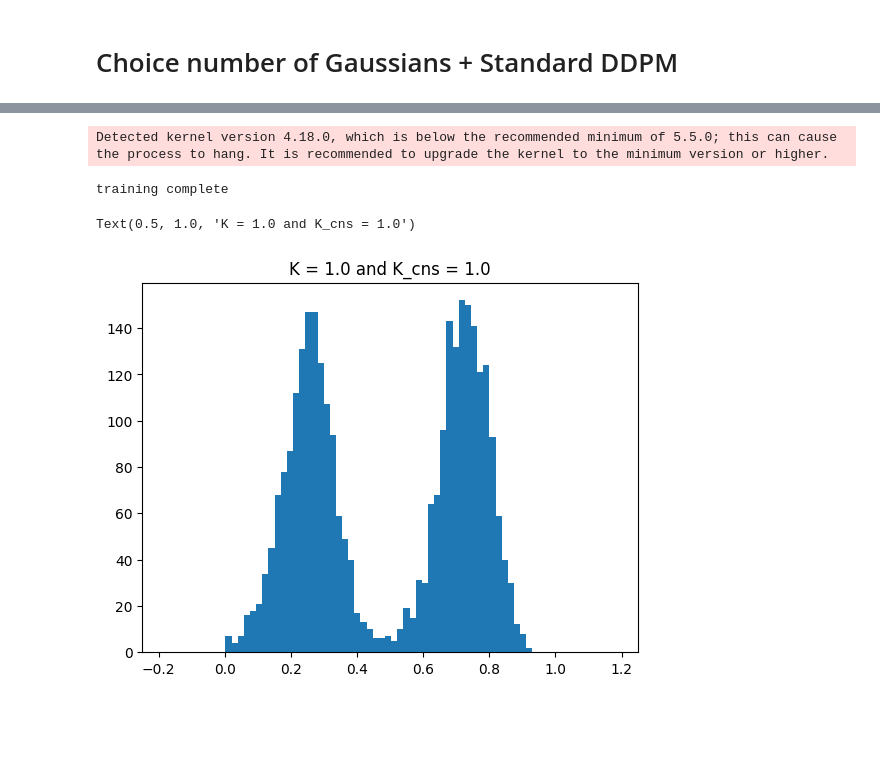
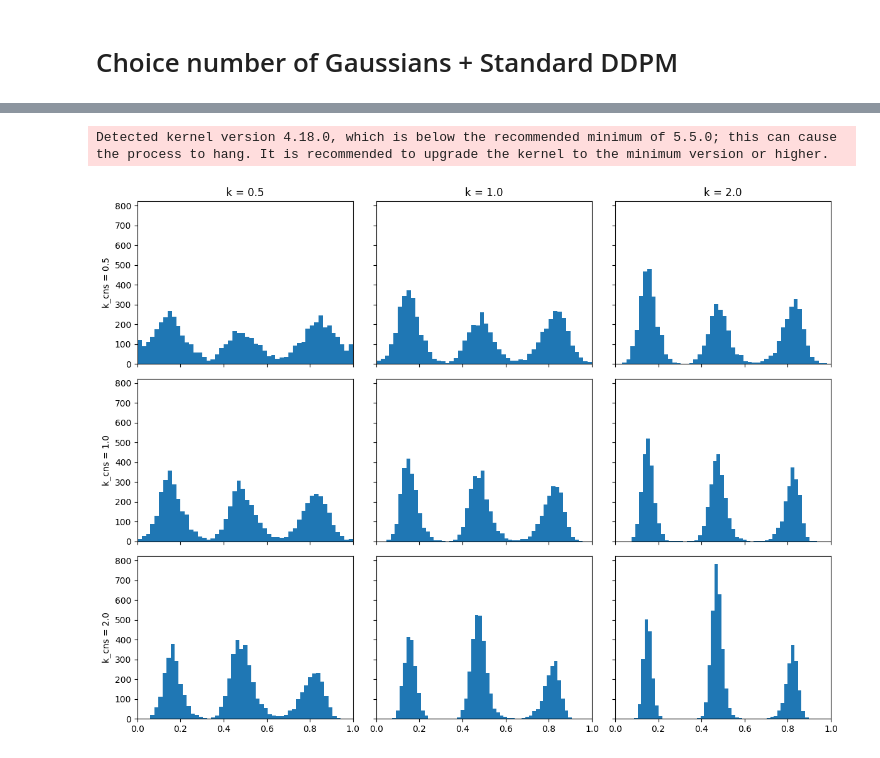
Before and after one commit to oatmeallover/parallel_tempering, a Jupyter notebook: parallel_toy.ipynb, the cells around one changed output, grey strips where cells are left out. Cells and saved outputs as stored; diff of their text form; code cells hidden in the pictures; blank space fills up the shorter version.

Commit message:
k and k_cns graph, new k with right values

```diff
--- a/parallel_toy.ipynb
+++ b/parallel_toy.ipynb
@@ -6,9 +6,11 @@ from denoising_diffusion_pytorch import Unet1D, GaussianDiffusion1D, Trainer1D,
 # %% [markdown]
 # Choice number of Gaussians + Standard DDPM
 # %%
-num_gaussians = 2
-num_points = 3000
+num_gaussians = 3
+num_points = 6000
 mode = "training"
+num_epochs = 5000
+std_data = 0.05
 # %%
 def gauss_train_dataset(num_gaussians, num_points):
 
@@ -41,8 +44,6 @@ model = Unet1D(
     dim_mults = (1, ),
     channels = 1
 )
-# state_dict = torch.load("model_checkpoints/2D_gauss_20000.pt", map_location="cpu")
-# model.load_state_dict(state_dict)
 
 diffusion = GaussianDiffusion1D(
     model,
@@ -60,15 +61,30 @@ trainer = Trainer1D(
     dataset = dataset,
     train_batch_size = 32,
     train_lr = 8e-5,
-    train_num_steps = 2000,         # total training steps
-    save_and_sample_every = 100000,
+    train_num_steps = num_epochs,         # total training steps
+    save_and_sample_every = 100000, # gets saved to "results" folder (disable with high save_and_sample_every)
     gradient_accumulate_every = 2,    # gradient accumulation steps
     ema_decay = 0.995,                # exponential moving average decay
     amp = True,                       # turn on mixed precision
 )
 
+if mode == "continuing":
+    state_dict = torch.load(f"model_checkpoints/{num_gaussians}D_gauss_6000.pt", map_location="cpu")
+    model.load_state_dict(state_dict)
+
+    trainer.train()
+
+    torch.save(
+        model.state_dict(),
+        f"model_checkpoints/{num_gaussians}D_gauss_8000.pt"
+    )
+
 if mode == "training":
     trainer.train()
+
+    torch.save(
+        model.state_dict(),
+        f"model_checkpoints/{num_gaussians}D_gauss_{num_epochs}_{std_data}.pt"
+    )
 # %% [output]
 Detected kernel version 4.18.0, which is below the recommended minimum of 5.5.0; this can cause the process to hang. It is recommended to upgrade the kernel to the minimum version or higher.
-training complete
@@ -80,13 +91,35 @@ torch.save(
 # %%
-k = 1.0
-k_cns = 1.0
+k_list = [0.5, 1.0, 2.0]
+k_cns_list = [0.5, 1.0, 2.0]
 
-sampled_seq = diffusion.sample(k = k, k_cns = k_cns, batch_size = num_points)
-sampled_seq_np = sampled_seq.detach().cpu().numpy()
+fig, axes = plt.subplots(
+    nrows=len(k_cns_list),
+    ncols=len(k_list),
+    figsize=(4 * len(k_list), 3 * len(k_cns_list)),
+    sharex=True,
+    sharey=True
+)
 
-hist = plt.hist(sampled_seq_np[:,0], bins = 50)
-plt.xlim(-0.25,1.25)
-plt.title(f"K = {k} and K_cns = {k_cns}")
+for i, k_cns in enumerate(k_cns_list):
+    for j, k in enumerate(k_list):
+        ax = axes[i, j] if len(k_cns_list) > 1 else axes[j]
+
+        sampled_seq = diffusion.sample(
+            k=k,
+            k_cns=k_cns,
+            batch_size=num_points
+        )
+        sampled_seq_np = sampled_seq.detach().cpu().numpy()
+
+        ax.hist(sampled_seq_np[:, 0], bins=50)
+        ax.set_xlim(0.0, 1.0)
+
+        if i == 0:
+            ax.set_title(f"k = {k}")
+        if j == 0:
+            ax.set_ylabel(f"k_cns = {k_cns}")
+
+plt.tight_layout()
+plt.show()
 # %% [output]
-Text(0.5, 1.0, 'K = 1.0 and K_cns = 1.0')
-[figure, old version]
+[figure, new version]
```
Also changed, not shown: parts of 7 cells of this notebook, 4 other files.
